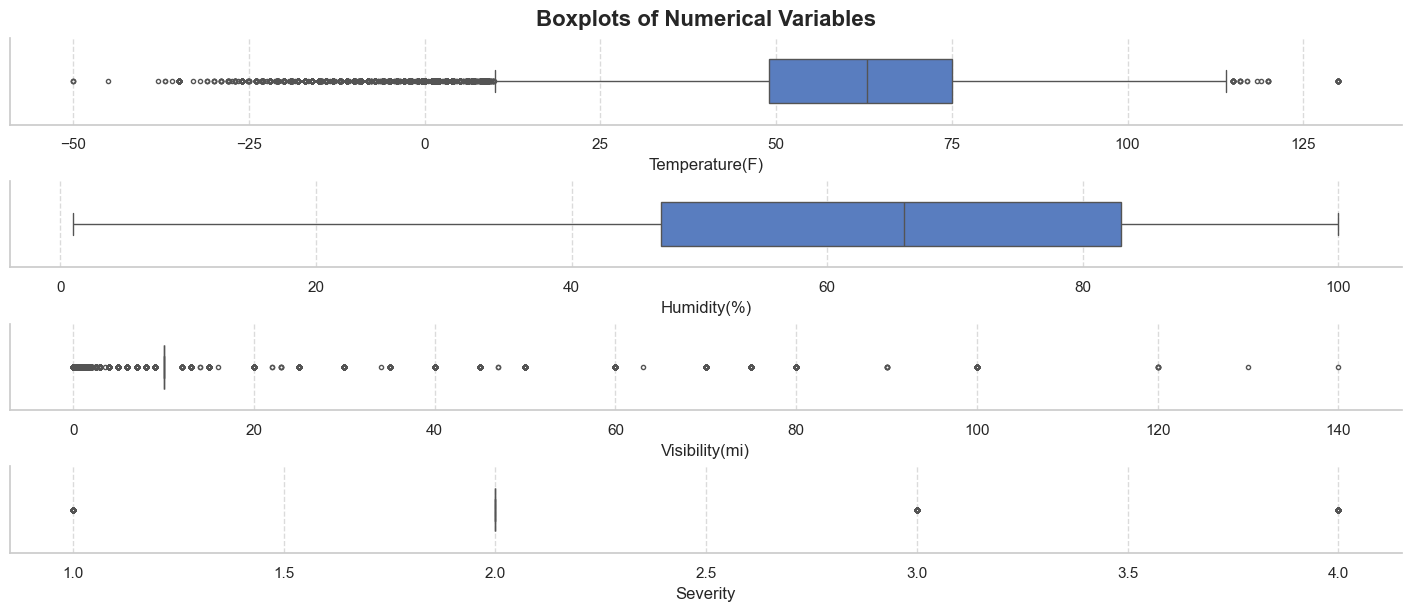
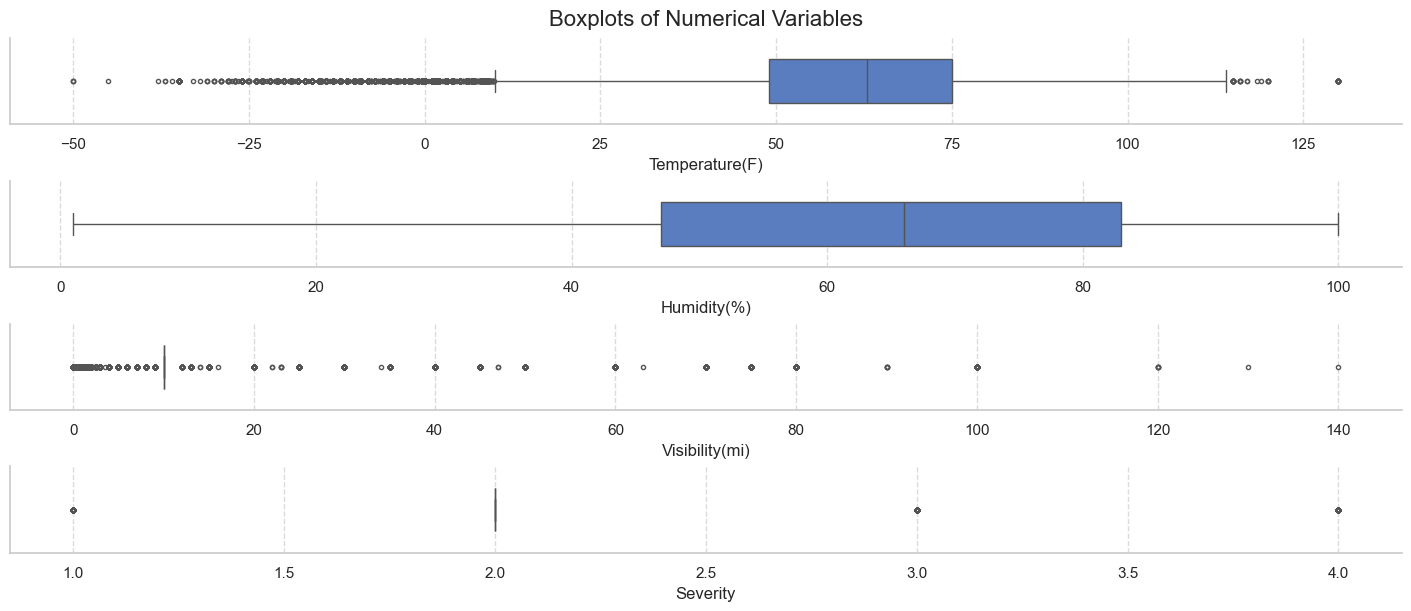
The notebook cell's code change between the first figure and the second:
--- before
+++ after
@@ -1,4 +1,2 @@
-sns.set_style("whitegrid")
-
 plt.rcParams['axes.spines.left'] = True
 plt.rcParams['axes.spines.right'] = False
@@ -30,5 +28,5 @@
     ax.grid(axis='x', linestyle='--', alpha=0.7)
 
-fig.suptitle("Boxplots of Numerical Variables", fontsize=16, fontweight='bold')
+fig.suptitle("Boxplots of Numerical Variables", fontsize=16)
 
 plt.show()

Commit: update all plots